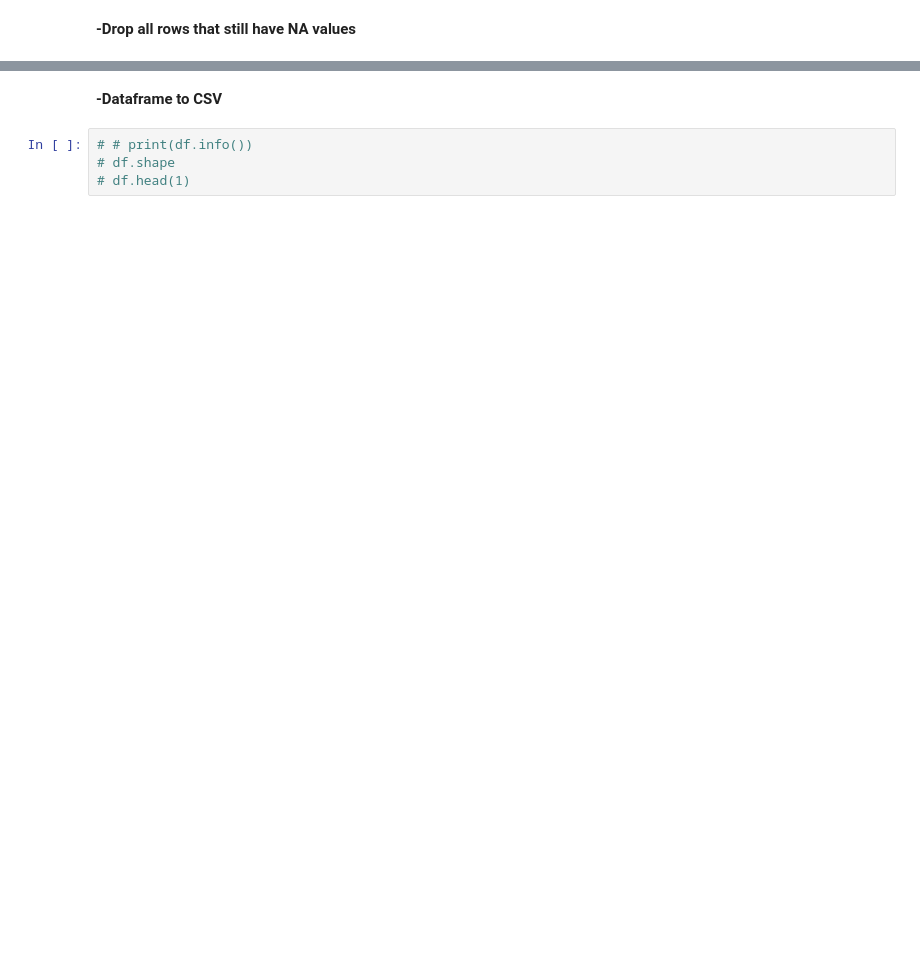
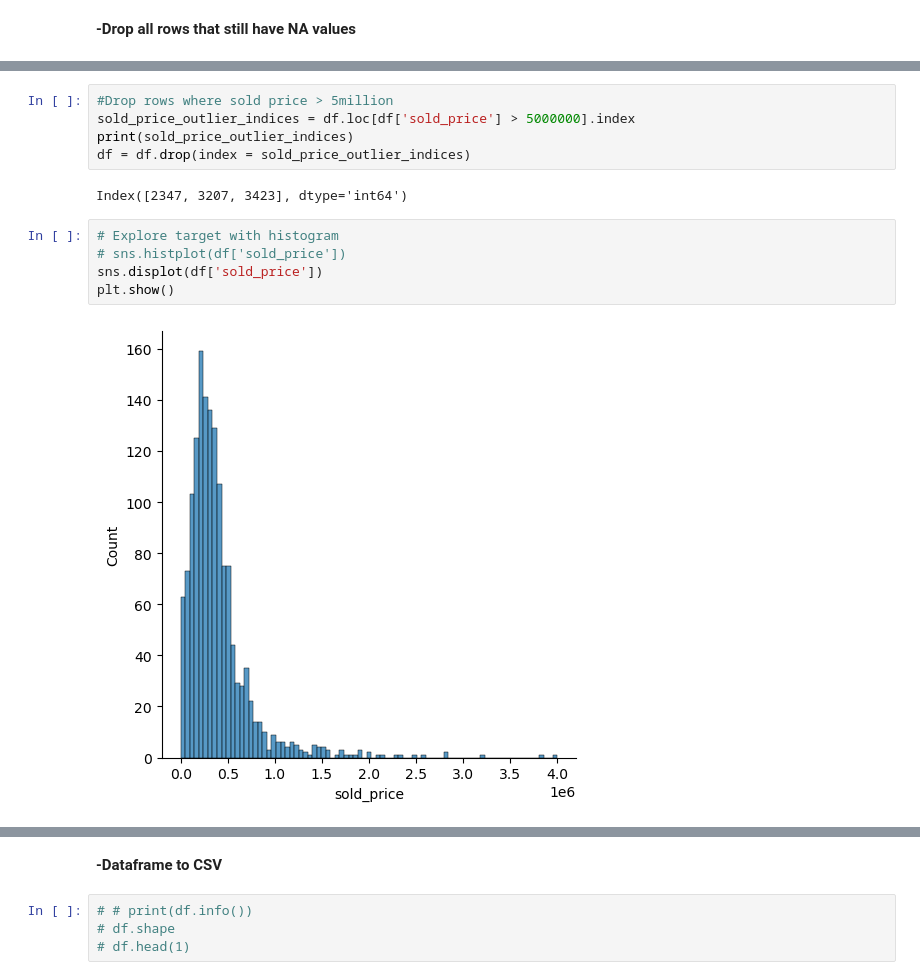
Before and after one commit to tylanoflynn/supervised_learning, a Jupyter notebook: notebooks/EDA.ipynb, the cells around one changed output, grey strips where cells are left out. Cells and saved outputs as stored; diff of their text form; blank space fills up the shorter version.

```diff
--- a/notebooks/EDA.ipynb
+++ b/notebooks/EDA.ipynb
@@ -569,0 +629,14 @@ memory usage: 816.3+ KB
+# %%
+#Drop rows where sold price > 5million
+sold_price_outlier_indices = df.loc[df['sold_price'] > 5000000].index
+print(sold_price_outlier_indices)
+df = df.drop(index = sold_price_outlier_indices)
+# %% [output]
+Index([2347, 3207, 3423], dtype='int64')
+# %%
+# Explore target with histogram
+# sns.histplot(df['sold_price'])
+sns.displot(df['sold_price'])
+plt.show()
+# %% [output]
+[figure, added]
```
Also changed, not shown: parts of 48 cells of this notebook.
